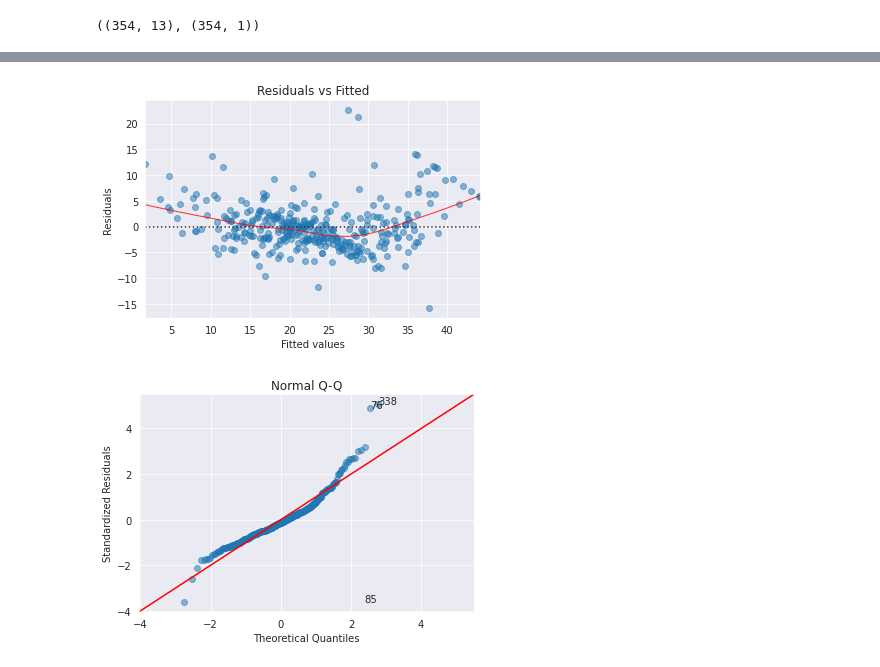
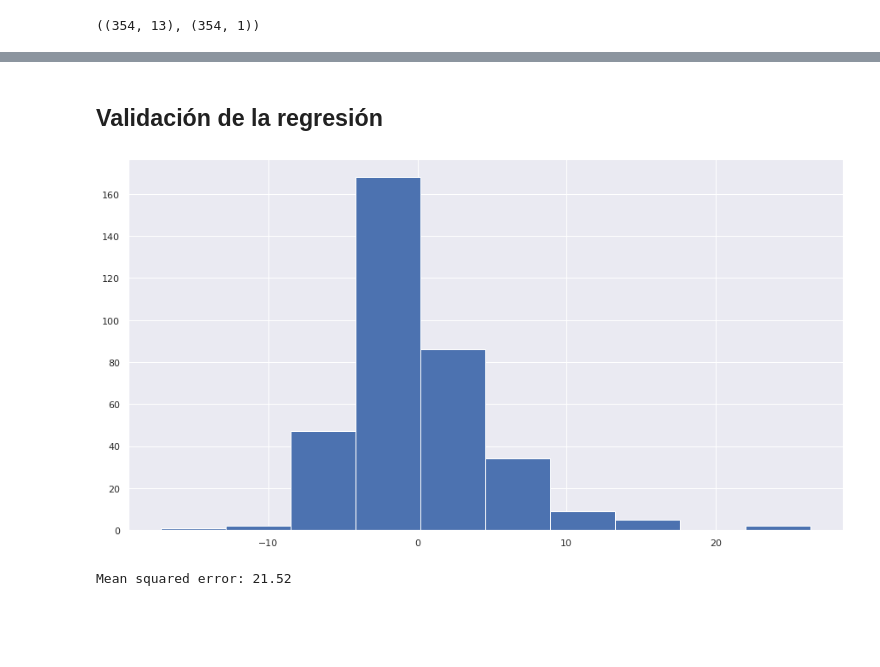
Before and after one commit to jeo10/datamining-frt, a Jupyter notebook: dataset_boston/data_boston.ipynb, the cells around one changed output, grey strips where cells are left out. Saved outputs shown, nothing was run; the diff lists cells and outputs as text; code cells hidden in the pictures; blank space fills up the shorter version.

```diff
--- a/dataset_boston/data_boston.ipynb
+++ b/dataset_boston/data_boston.ipynb
@@ -246,27 +112,2 @@ model_cooks = ml_results_alt1.get_influence().cooks_distance[0]
-# %%
-plot_lm_1 = plt.figure()
-plot_lm_1.axes[0] = sns.residplot(model_fitted_y, y_train,
-                                  lowess=True,
-                                  scatter_kws={'alpha': 0.5},
-                                  line_kws={'color': 'red', 'lw': 1, 'alpha': 0.8})
-
-plot_lm_1.axes[0].set_title('Residuals vs Fitted')
-plot_lm_1.axes[0].set_xlabel('Fitted values')
-plot_lm_1.axes[0].set_ylabel('Residuals');
-# %% [output]
-[figure, removed]
-# %%
-QQ = ProbPlot(model_norm_residuals)
-plot_lm_2 = QQ.qqplot(line='45', alpha=0.5, color='#4C72B0', lw=1)
-plot_lm_2.axes[0].set_title('Normal Q-Q')
-plot_lm_2.axes[0].set_xlabel('Theoretical Quantiles')
-plot_lm_2.axes[0].set_ylabel('Standardized Residuals');
-# annotations
-abs_norm_resid = np.flip(np.argsort(np.abs(model_norm_residuals)), 0)
-abs_norm_resid_top_3 = abs_norm_resid[:3]
-for r, i in enumerate(abs_norm_resid_top_3):
-    plot_lm_2.axes[0].annotate(i,
-                               xy=(np.flip(QQ.theoretical_quantiles, 0)[r],
-                                   model_norm_residuals[i]));
-# %% [output]
-[figure, removed]
+# %% [markdown]
+## Validación de la regresión
@@ -272,0 +129,8 @@ for r, i in enumerate(abs_norm_resid_top_3):
+# %%
+sns.set(rc = {'figure.figsize':(15,8)})
+# %%
+# Residuales
+plt.hist(ml_results.resid)
+plt.show()
+# %% [output]
+[figure, added]
@@ -272,0 +139,4 @@ for r, i in enumerate(abs_norm_resid_top_3):
+# %%
+print("Mean squared error: %.2f" % mean_squared_error(y_test,y_pred))
+# %% [output]
+Mean squared error: 21.52
```
Also changed, not shown: parts of 56 cells of this notebook, 1 other file.
